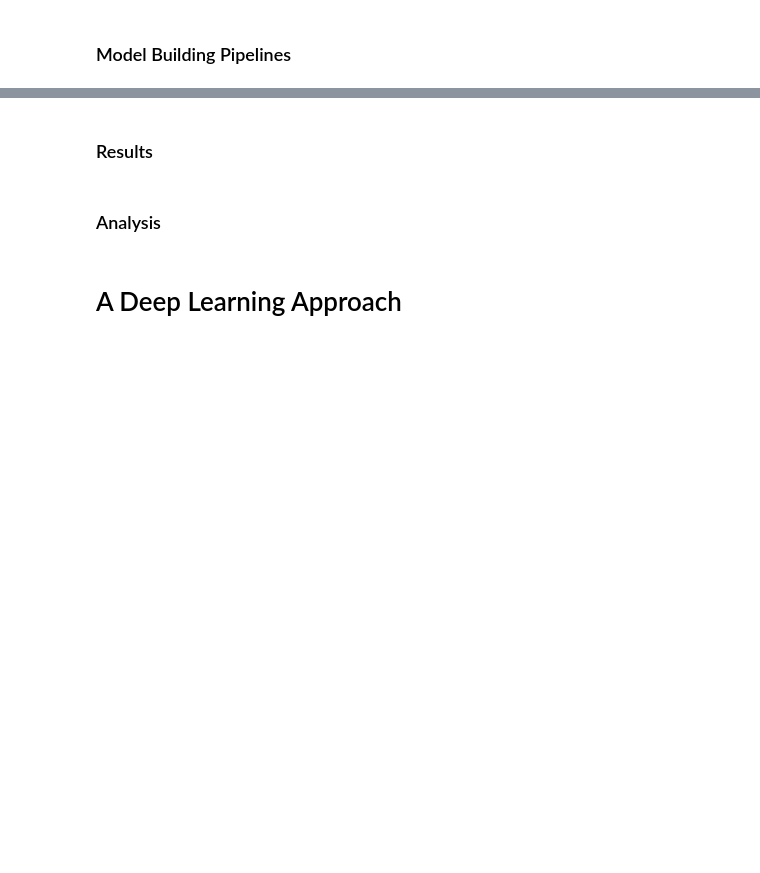
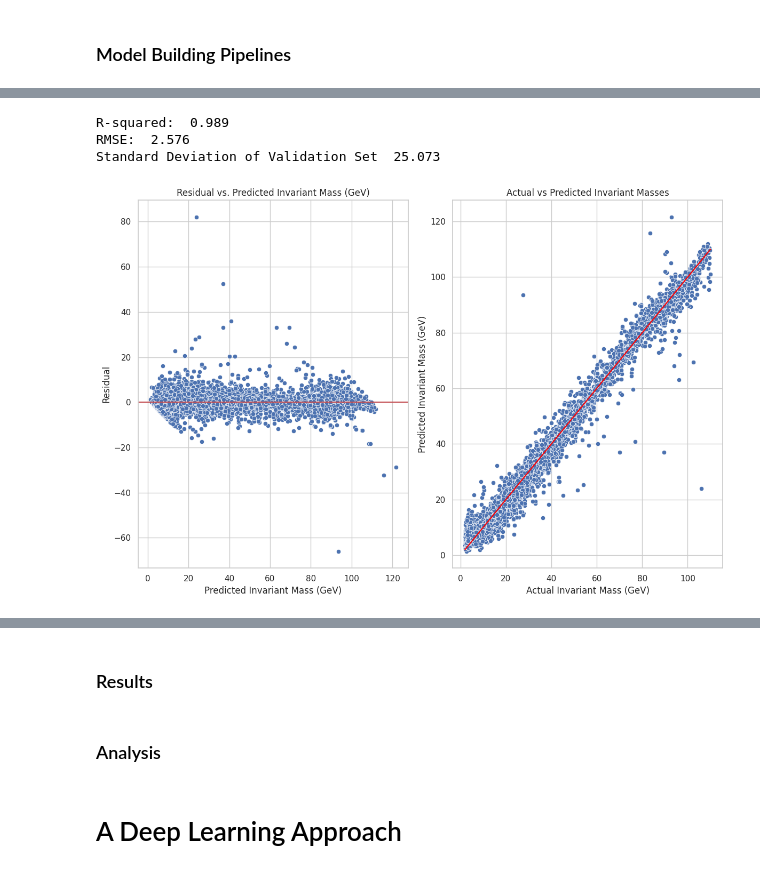
Before and after one commit to MetaphysicalSploumsky/CERN-dielectron-events-analysis, a Jupyter notebook: data-exploration.ipynb, the cells around one changed output, grey strips where cells are left out. Saved outputs shown, nothing was run; the diff lists cells and outputs as text; code cells hidden in the pictures; blank space fills up the shorter version.

```diff
--- a/data-exploration.ipynb
+++ b/data-exploration.ipynb
@@ -591,0 +733,8 @@ voting_regressor, X_val, y_val = build_gradient_boosted_ensemble(True, clean_dat
+# %%
+train_set_engineered = feature_engineer(train_set) # add custom features
+
+y = train_set_engineered['M'] # target
+X = train_set_engineered.drop('M', axis=1) # features
+
+print(y.shape)
+print(X.shape)
@@ -591,0 +771,8 @@ voting_regressor, X_val, y_val = build_gradient_boosted_ensemble(True, clean_dat
+# %%
+# split for model training and validation
+X_train_11D, X_val_11D, y_train, y_val = train_test_split(X11D, y, test_size=0.2, random_state=42)
+
+print(X_train_11D.shape)
+print(X_val_11D.shape)
+print(y_train.shape)
+print(y_val.shape)
@@ -591,0 +784,4 @@ voting_regressor, X_val, y_val = build_gradient_boosted_ensemble(True, clean_dat
+# %%
+# build model and evaluate
+a_cat_that_knows_a_lot_about_electrons = CatBoostRegressor()
+a_cat_that_knows_a_lot_about_electrons.fit(X_train_11D, y_train)
@@ -591,0 +807,35 @@ voting_regressor, X_val, y_val = build_gradient_boosted_ensemble(True, clean_dat
+# %%
+from sklearn.metrics import r2_score
+
+y_pred_cat = a_cat_that_knows_a_lot_about_electrons.predict(X_val_11D)
+# %%
+std_dev = y_val.std()
+print('R-squared: ', round(r2_score(y_val, y_pred_cat), 3))
+print('RMSE: ', round(mean_squared_error(y_val, y_pred_cat, squared=False), 3))
+print('Standard Deviation of Validation Set ', round(std_dev, 3))
+# %% [output]
+R-squared:  0.989
+RMSE:  2.576
+Standard Deviation of Validation Set  25.073
+# %%
+sns.set_style("whitegrid")
+
+fig, ax = plt.subplots(1, 2, figsize=(12, 8))
+
+residuals = y_val - y_pred_cat
+
+sns.scatterplot(x=y_pred_cat, y=residuals, ax=ax[0])
+ax[0].set_xlabel('Predicted Invariant Mass (GeV)')
+ax[0].set_ylabel('Residual')
+ax[0].axhline(y=0, color='r', linestyle='-')
+ax[0].set_title('Residual vs. Predicted Invariant Mass (GeV)')
+
+sns.scatterplot(x=y_val, y=y_pred_cat, ax=ax[1])
+ax[1].set_xlabel('Actual Invariant Mass (GeV)')
+ax[1].set_ylabel('Predicted Invariant Mass (GeV)')
+ax[1].set_title('Actual vs Predicted Invariant Masses')
+ax[1].plot([min(y_val), max(y_val)], [min(y_val), max(y_val)], color='red')
+
+plt.tight_layout()
+# %% [output]
+[figure, added]
```
Also changed, not shown: parts of 47 cells of this notebook, 1 other file.
